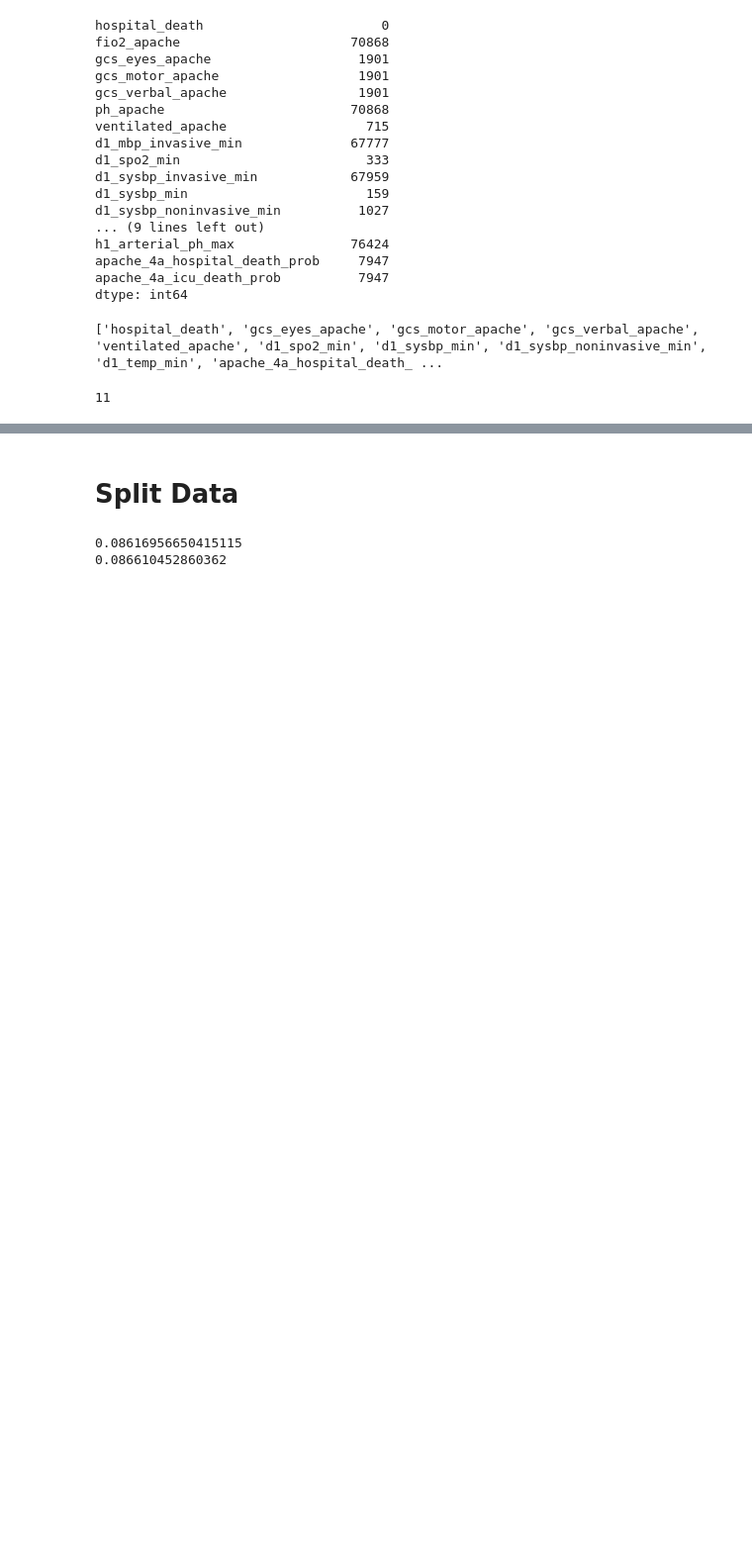
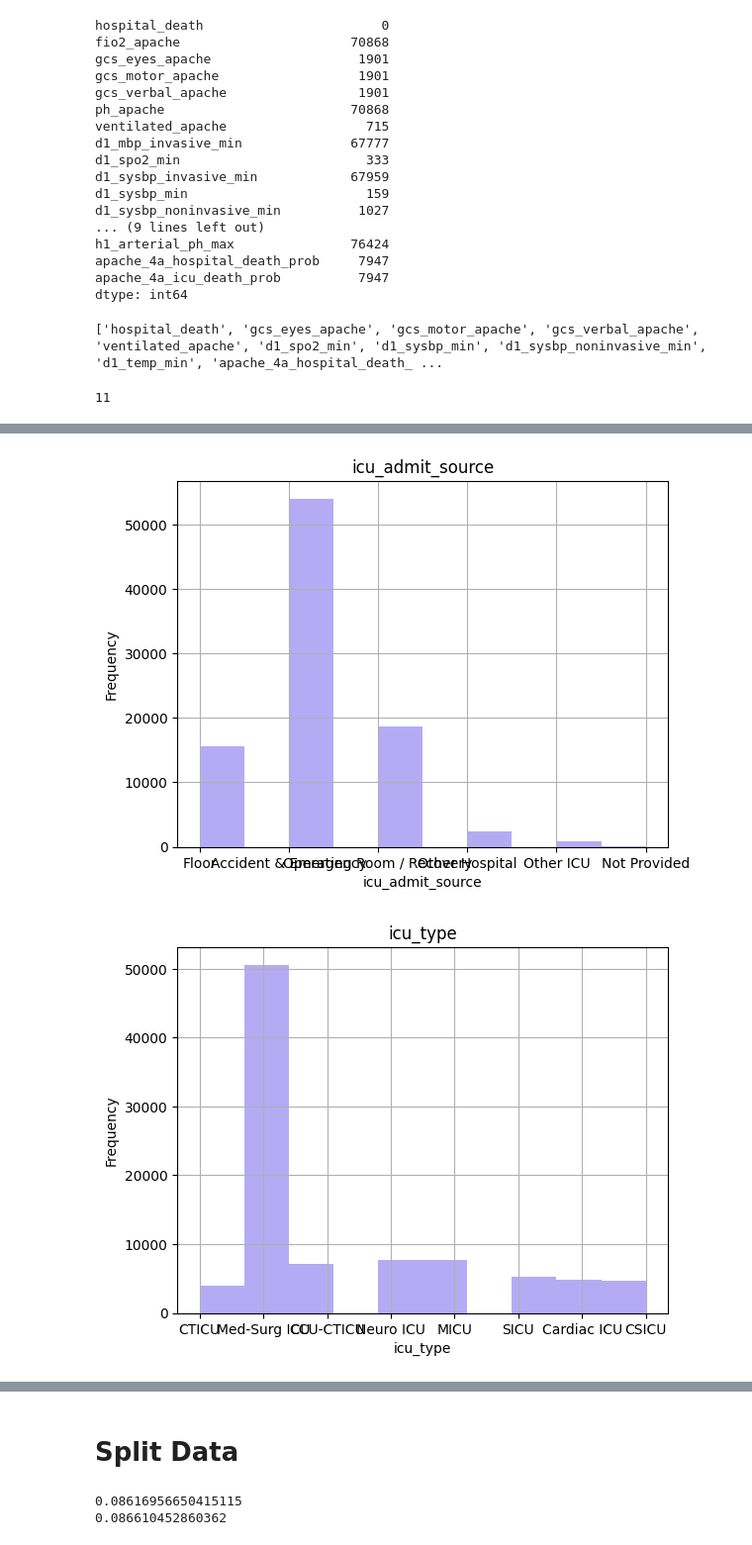
Before and after one commit to kcaat/datathon4, a Jupyter notebook: Datathon_4_Team_1.ipynb, the cells around one changed output, grey strips where cells are left out. Shown at 99% size. Saved outputs shown, nothing was run; the diff lists cells and outputs as text; code cells hidden in the pictures; blank space fills up the shorter version.

Commit message:
Added Histogram

```diff
--- a/Datathon_4_Team_1.ipynb
+++ b/Datathon_4_Team_1.ipynb
@@ -358 +375,13 @@ hospital_death                 0
 dtype: int64
+# %%
+# Distribution of categorical features
+for i in categorical_columns:
+  # Create a histogram for the 'HDI for year' column with a custom color
+  df_selected[i].hist(color='#b5abf5')  # Using a shade of blue as an example color
+  plt.xlabel(i)  # Label for the x-axis
+  plt.ylabel('Frequency')     # Label for the y-axis
+  plt.title(i)  # Title for the histogram
+  plt.show()  # Display the histogram
+# %% [output]
+[figure, added]
+[figure, added]
```
Also changed, not shown: parts of 23 cells of this notebook.
